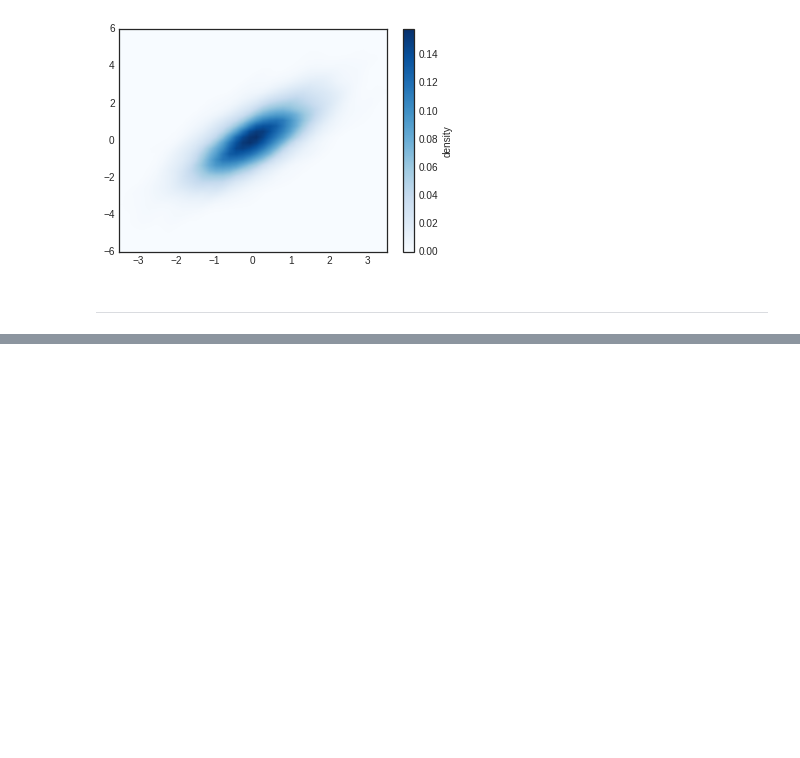
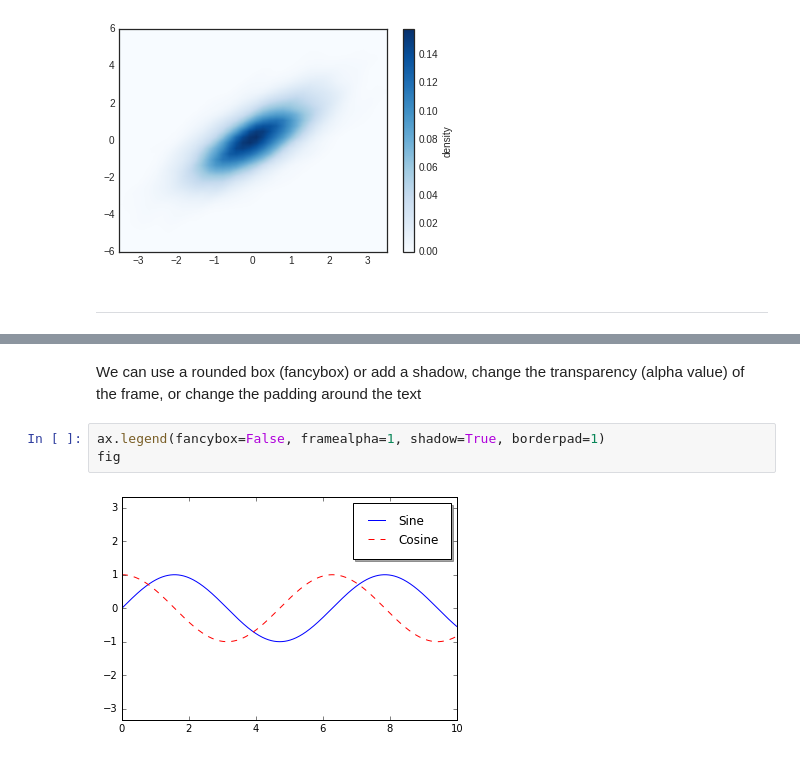
Before and after one commit to deep0892/ml_modeling, a Jupyter notebook: Matplotlib/Visualization_with_Matplotlib.ipynb, the cells around one changed output, grey strips where cells are left out. Cells and saved outputs as stored; diff of their text form; blank space fills up the shorter version.

```diff
--- a/Matplotlib/Visualization_with_Matplotlib.ipynb
+++ b/Matplotlib/Visualization_with_Matplotlib.ipynb
@@ -498,0 +527,7 @@ cb.set_label("density")
+# %% [markdown]
+We can use a rounded box (fancybox) or add a shadow, change the transparency (alpha value) of the frame, or change the padding around the text
+# %%
+ax.legend(fancybox=False, framealpha=1, shadow=True, borderpad=1)
+fig
+# %% [output]
+[figure, added]
```
Also changed, not shown: parts of 16 cells of this notebook, 1 other file.
